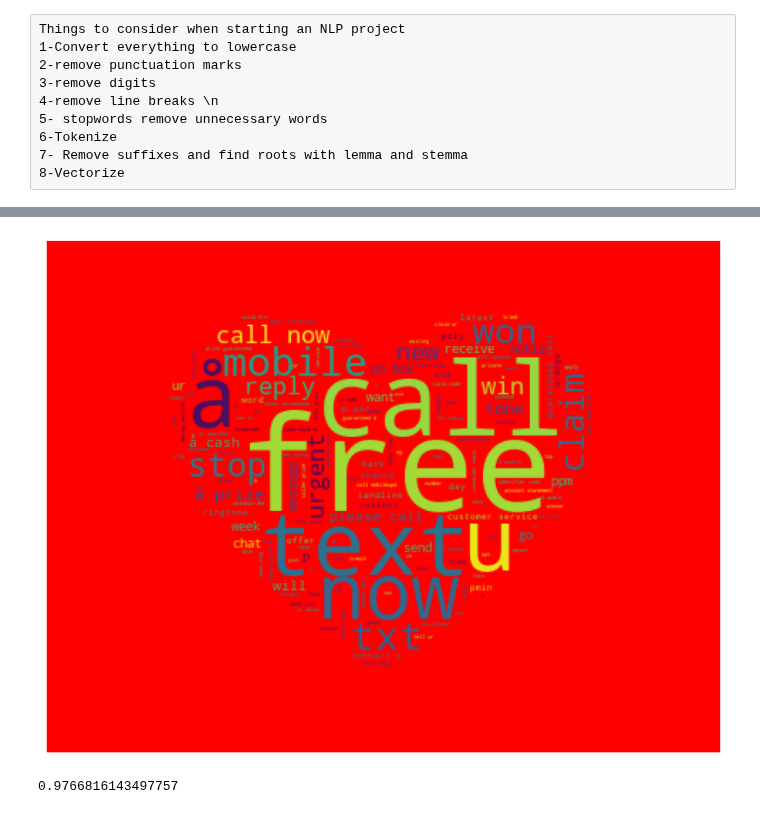
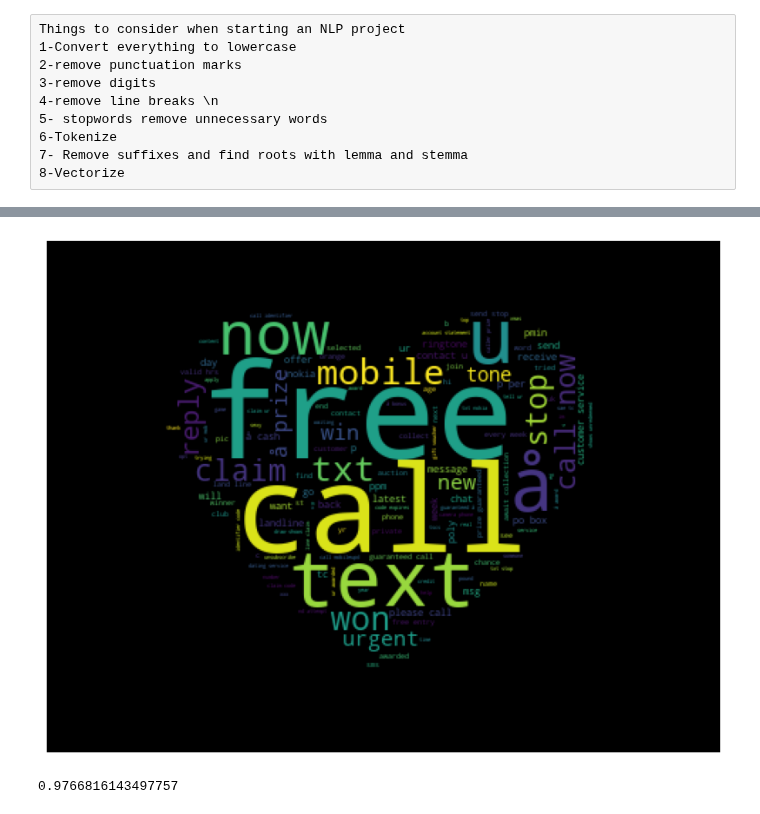
Before and after one commit to zafermesut/ai-crash-course, a Jupyter notebook: Day 7/Ham or Spam.ipynb, the cells around one changed output, grey strips where cells are left out. Drawn from its saved outputs; the diff is of its cells as text; code cells hidden in the pictures.

```diff
--- a/Day 7/Ham or Spam.ipynb
+++ b/Day 7/Ham or Spam.ipynb
@@ -111,7 +111,7 @@ wc(ham, 'white')
 # %%
-wc(spam, 'red')
+wc(spam, 'black')
 # %% [output]
-[figure, old version]
+[figure, new version]
 # %%
 x = df['Text']
 y = df['Class']
```
Also changed, not shown: parts of 1 cell of this notebook, 23 other files.
